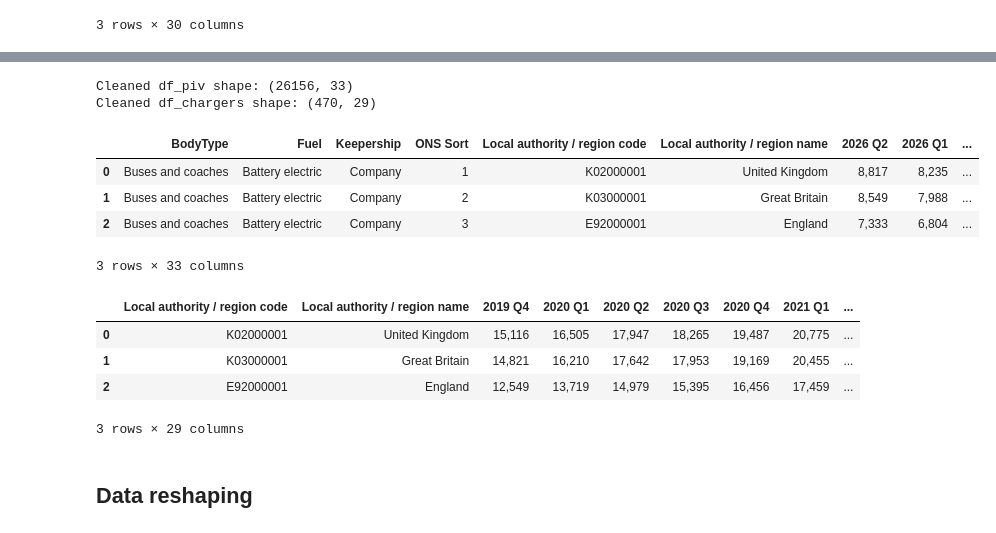
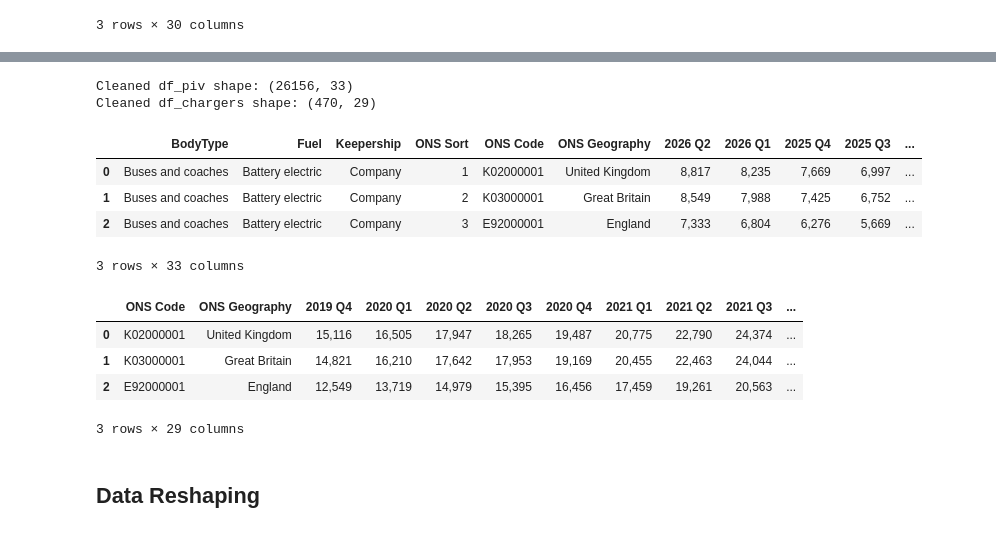
Before and after one commit to leon72305-source/DSAI_FINAL, a Jupyter notebook: DSandAIP2027_Drafts.ipynb, the cells around one changed output, grey strips where cells are left out. Cells and saved outputs as stored; diff of their text form; code cells hidden in the pictures.

Commit message:
Commit: Dataset Filtering Working

```diff
--- a/DSandAIP2027_Drafts.ipynb
+++ b/DSandAIP2027_Drafts.ipynb
@@ -76,0 +67,14 @@ Columns successfully harmonized!
+# %%
+#Standardizes column names with same data values for both datasets
+df_chargers = df_chargers.rename(columns={
+    'Local authority / region code':'ONS Code' ,
+    'Local authority / region name':'ONS Geography'
+})
+#Drops the 'Units' column in 'df_piv'
+df_piv = df_piv.drop(columns=['Units'], errors='ignore')
+
+print("\nColumn titles are successfully synced!")
+
+#Displays changes made to column title
+display(df_piv.head(3))
+display(df_chargers.head(3))
@@ -77,4 +93,5 @@ Columns successfully harmonized!
 # %%
+#Classes months into its destined quartile group
 quarter_map = {
     'jan': 1, 'feb': 1, 'mar': 1,
     'apr': 2, 'may': 2, 'jun': 2,
@@ -82,86 +99,107 @@ quarter_map = {
     'oct': 4, 'nov': 4, 'dec': 4
 }
 
-# 2. Filter function for EV Adoption (df_piv)
-def filter_veh(df):
+#Sets up filters for 'df_piv'
+def filter_piv(df):
     cols_to_keep = []
     for col in df.columns:
+        #Converts column names into clean text string
         col_str = str(col).strip()
+        #Scans column for time patterns
         match = re.search(r'(20\d{2})\s*Q?([1-4])?', col_str)
         if match:
+            #Converts the 4-digit year into an integer
             year = int(match.group(1))
+            #Extract the quartile number if present
             q_match = match.group(2)
+            #Converts quartiles to integer when possible
             quarter = int(q_match) if q_match else None
 
             if year > 2019:
                 cols_to_keep.append(col)
+            #Ensures that quartiles before 2019 Q4 are dropped to synchronize dates across two datasets
             elif year == 2019:
                 if quarter is None or quarter >= 4:
                     cols_to_keep.append(col)
         else:
+            #Keeps non-timeline columns like ONS codes
             cols_to_keep.append(col)
+    #Returns filtered dataframes
     return df[cols_to_keep]
 
-# 3. Filter and standardize function for Chargers (df_chargers)
+#Sets up filters for 'df_chargers'
 def filter_chargers(df):
     rename_mapping = {}
     cols_to_drop = []
     for col in df.columns:
         col_str = str(col).strip().lower()
+        #Looks for first 3 letters of column title names and last 2 digits
         match = re.search(r'([a-z]{3})[-/\s]?(\d{2,4})', col_str)
         if match:
+            #Grabs matched month's and years' strings
             month_str = match.group(1)
-            year_raw = match.group(2)
+            year_str = match.group(2)
 
             if month_str in quarter_map:
+                #Converts matched months into its quartile group
                 quarter = quarter_map[month_str]
-                year = int(year_raw)
+                #Converts 'year_str' from string to integer
+                year = int(year_str)
                 if year < 100:
                     year += 2000
 
-                # Rule: Keep up to April 2026 (2026 Q2)
+                #Ensures data kept is only until Q2 2026
                 if (year < 2026) or (year == 2026 and quarter <= 2):
+                    #Creates new data format of "Year Q?"
                     new_col_name = f"{year} Q{quarter}"
                     rename_mapping[col] = new_col_name
                 else:
+                    #Groups columns to drop past Q2 2026
                     cols_to_drop.append(col)
 
+    #Drops columns in 'cols_to_drop'
     df_filtered = df.drop(columns=cols_to_drop, errors='ignore')
+    #Performs function to rename according to new data format of "Year Q?"
     df_filtered = df_filtered.rename(columns=rename_mapping)
 
-    # Separate metadata to prevent alphabetical scrambling
+    #Separates metadata to prevent alphabetical scrambling
     meta_cols = [c for c in df_filtered.columns if c not in rename_mapping.values()]
     time_cols = [c for c in df_filtered.columns if c in rename_mapping.values()]
 
     df_meta = df_filtered[meta_cols]
-    df_times = df_filtered[time_cols].groupby(by=df_filtered[time_cols].columns, axis=1).last()
 
+    #Precaution measure of grouping duplicate groups together
+    df_times = df_filtered[time_cols].T.groupby(level=0).last().T
+
+    #Returns a combined and formatted dataframe after filtering
     return pd.concat([df_meta, df_times], axis=1)
 
-# Run the initial cleaning step
-df_piv = filter_veh(df_piv)
+#Performs cleaning functions for both datasets
+df_piv = filter_piv(df_piv)
 df_chargers = filter_chargers(df_chargers)
 
+#Displays new dataframe shape after cleaning
 print(f"Cleaned df_piv shape: {df_piv.shape}")
 print(f"Cleaned df_chargers shape: {df_chargers.shape}")
 
+#Displays updated dataframe formatting
 display(df_piv.head(3))
 display(df_chargers.head(3))
 # %% [output]
 Cleaned df_piv shape: (26156, 33)
 Cleaned df_chargers shape: (470, 29)
-|  | BodyType | Fuel | Keepership | ONS Sort | Local authority / region code | Local authority / region name | 2026 Q2 | 2026 Q1 | ... |
-| 0 | Buses and coaches | Battery electric | Company | 1 | K02000001 | United Kingdom | 8,817 | 8,235 | ... |
-| 1 | Buses and coaches | Battery electric | Company | 2 | K03000001 | Great Britain | 8,549 | 7,988 | ... |
-| 2 | Buses and coaches | Battery electric | Company | 3 | E92000001 | England | 7,333 | 6,804 | ... |
+|  | BodyType | Fuel | Keepership | ONS Sort | ONS Code | ONS Geography | 2026 Q2 | 2026 Q1 | 2025 Q4 | 2025 Q3 | ... |
+| 0 | Buses and coaches | Battery electric | Company | 1 | K02000001 | United Kingdom | 8,817 | 8,235 | 7,669 | 6,997 | ... |
+| 1 | Buses and coaches | Battery electric | Company | 2 | K03000001 | Great Britain | 8,549 | 7,988 | 7,425 | 6,752 | ... |
+| 2 | Buses and coaches | Battery electric | Company | 3 | E92000001 | England | 7,333 | 6,804 | 6,276 | 5,669 | ... |
 3 rows × 33 columns
-|  | Local authority / region code | Local authority / region name | 2019 Q4 | 2020 Q1 | 2020 Q2 | 2020 Q3 | 2020 Q4 | 2021 Q1 | ... |
-| 0 | K02000001 | United Kingdom | 15,116 | 16,505 | 17,947 | 18,265 | 19,487 | 20,775 | ... |
-| 1 | K03000001 | Great Britain | 14,821 | 16,210 | 17,642 | 17,953 | 19,169 | 20,455 | ... |
-| 2 | E92000001 | England | 12,549 | 13,719 | 14,979 | 15,395 | 16,456 | 17,459 | ... |
+|  | ONS Code | ONS Geography | 2019 Q4 | 2020 Q1 | 2020 Q2 | 2020 Q3 | 2020 Q4 | 2021 Q1 | 2021 Q2 | 2021 Q3 | ... |
+| 0 | K02000001 | United Kingdom | 15,116 | 16,505 | 17,947 | 18,265 | 19,487 | 20,775 | 22,790 | 24,374 | ... |
+| 1 | K03000001 | Great Britain | 14,821 | 16,210 | 17,642 | 17,953 | 19,169 | 20,455 | 22,463 | 24,044 | ... |
+| 2 | E92000001 | England | 12,549 | 13,719 | 14,979 | 15,395 | 16,456 | 17,459 | 19,261 | 20,563 | ... |
 3 rows × 29 columns
 # %% [markdown]
-## Data reshaping
+## Data Reshaping
 # %%
 def melt_dataframe(df, value_name):
     # Drop any duplicate columns if code/name fields were repeated
```
Also changed, not shown: parts of 10 cells of this notebook.
